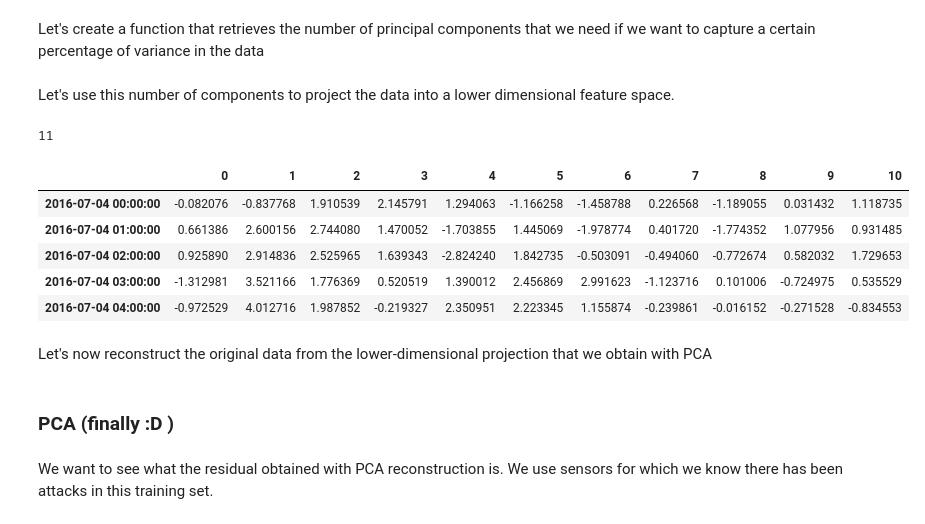
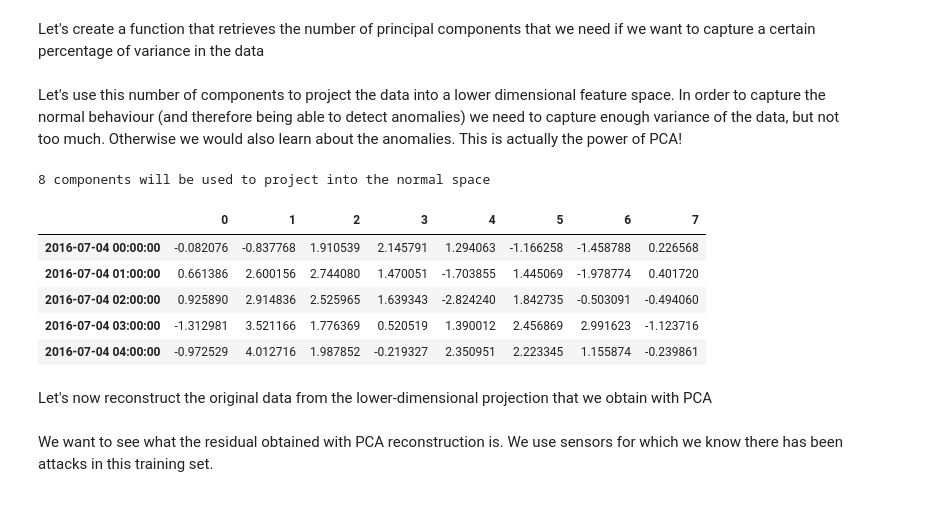
Before and after one commit to benhe119/Cyber-data-analytics_TUDelft, a Jupyter notebook: lab2/notebooks/PCA.ipynb, the cells around one changed output. Drawn from its saved outputs; the diff is of its cells as text; code cells hidden in the pictures.

```diff
--- a/lab2/notebooks/PCA.ipynb
+++ b/lab2/notebooks/PCA.ipynb
@@ -51,26 +52,28 @@ plt.show()
 # %% [markdown]
 Let's create a function that retrieves the number of principal components that we need if we want to capture a certain percentage of variance in the data
 # %%
-def get_num_of_principal_components(fitted_pca, desired_variance_perc=90):
+def get_num_of_principal_components(fitted_pca, desired_variance_perc):
     cumulative_variance = np.cumsum(fitted_pca.explained_variance_ratio_)
     return [i for i in range(len(cumulative_variance)) if cumulative_variance[i] > desired_variance_perc/100][0]
-# %% [markdown]
-Let's use this number of components to project the data into a lower dimensional feature space.
+# %% [markdown]
+Let's use this number of components to project the data into a lower dimensional feature space. In order to capture the normal behaviour (and therefore being able to detect anomalies) we need to capture enough variance of the data, but not too much. Otherwise we would also learn about the anomalies. This is actually the power of PCA!
 # %%
-n = get_num_of_principal_components(pca_fit, 90)
-print(n)
+var_perc_to_capture = 80  # we want to capture 80% of the variance, to capture the normal behavior
+
+n = get_num_of_principal_components(pca_fit, var_perc_to_capture)
+print(f"{n} components will be used to project into the normal space")
 
 pca = PCA(n_components=n)
 df_pca = pd.DataFrame(pca.fit_transform(normalized_df), normalized_df.index)
 df_pca.head()
 # %% [output]
-11
+8 components will be used to project into the normal space
-|  | 0 | 1 | 2 | 3 | 4 | 5 | 6 | 7 | 8 | 9 | 10 |
-| 2016-07-04 00:00:00 | -0.082076 | -0.837768 | 1.910539 | 2.145791 | 1.294063 | -1.166258 | -1.458788 | 0.226568 | -1.189055 | 0.031432 | 1.118735 |
-| 2016-07-04 01:00:00 | 0.661386 | 2.600156 | 2.744080 | 1.470052 | -1.703855 | 1.445069 | -1.978774 | 0.401720 | -1.774352 | 1.077956 | 0.931485 |
-| 2016-07-04 02:00:00 | 0.925890 | 2.914836 | 2.525965 | 1.639343 | -2.824240 | 1.842735 | -0.503091 | -0.494060 | -0.772674 | 0.582032 | 1.729653 |
-| 2016-07-04 03:00:00 | -1.312981 | 3.521166 | 1.776369 | 0.520519 | 1.390012 | 2.456869 | 2.991623 | -1.123716 | 0.101006 | -0.724975 | 0.535529 |
-| 2016-07-04 04:00:00 | -0.972529 | 4.012716 | 1.987852 | -0.219327 | 2.350951 | 2.223345 | 1.155874 | -0.239861 | -0.016152 | -0.271528 | -0.834553 |
+|  | 0 | 1 | 2 | 3 | 4 | 5 | 6 | 7 |
+| 2016-07-04 00:00:00 | -0.082076 | -0.837768 | 1.910539 | 2.145791 | 1.294063 | -1.166258 | -1.458788 | 0.226568 |
+| 2016-07-04 01:00:00 | 0.661386 | 2.600156 | 2.744080 | 1.470051 | -1.703855 | 1.445069 | -1.978774 | 0.401720 |
+| 2016-07-04 02:00:00 | 0.925890 | 2.914836 | 2.525965 | 1.639343 | -2.824240 | 1.842735 | -0.503091 | -0.494060 |
+| 2016-07-04 03:00:00 | -1.312981 | 3.521166 | 1.776369 | 0.520519 | 1.390012 | 2.456869 | 2.991623 | -1.123716 |
+| 2016-07-04 04:00:00 | -0.972529 | 4.012716 | 1.987852 | -0.219327 | 2.350951 | 2.223345 | 1.155874 | -0.239861 |
 # %% [markdown]
 Let's now reconstruct the original data from the lower-dimensional projection that we obtain with PCA
 # %%
@@ -83,8 +86,6 @@ df_reconstructed.columns = normalized_df.columns
 # Now, we compute the residuals: original normalized data - reconstructed data
 
 residual_df = normalized_df.subtract(df_reconstructed)
-# %% [markdown]
-### PCA (finally :D )
 # %% [markdown]
 We want to see what the residual obtained with PCA reconstruction is. We use sensors for which we know there has been attacks in this training set.
 # %%
```
Also changed, not shown: parts of 26 cells of this notebook.
